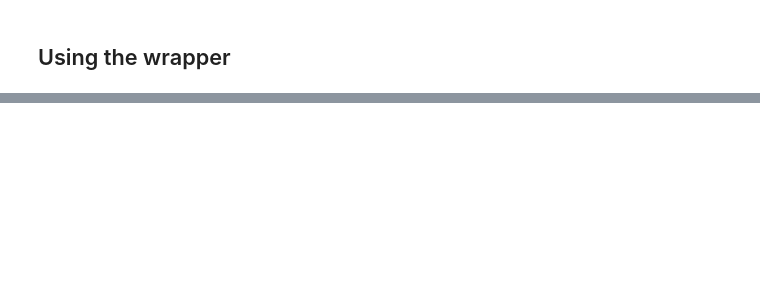
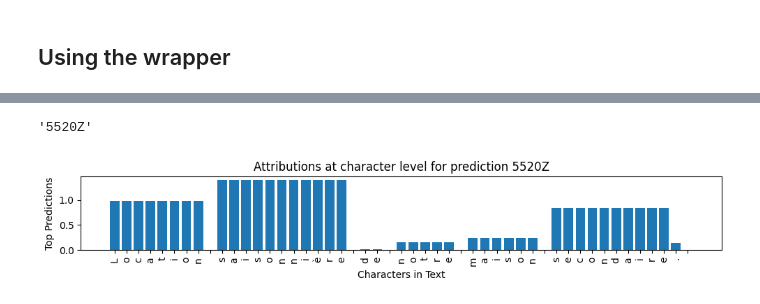
Before and after one commit to InseeFrLab/torchTextClassifiers, a Jupyter notebook: notebooks/example.ipynb, the cells around one changed output, grey strips where cells are left out. Drawn from its saved outputs; the diff is of its cells as text; code cells hidden in the pictures; blank space fills up the shorter version.

```diff
--- a/notebooks/example.ipynb
+++ b/notebooks/example.ipynb
@@ -178,4 +186,4 @@ tokenizer.tokenize(text[0]).input_ids.shape
 # %%
-tokenizer = WordPieceTokenizer(5000, output_dim=125)
+tokenizer = WordPieceTokenizer(vocab_size=5000, output_dim=125)
 tokenizer.train(text)
 tokenizer.tokenize(text[:256]).input_ids.shape
@@ -282,0 +380,33 @@ ttc.train(
+# %%
+top_k = 5
+yyy = ttc.predict(X_test[:10], top_k=top_k, explain=True)
+
+text_idx = 0
+text = X_test[text_idx, 0]
+offsets = yyy["offset_mapping"][text_idx]  # seq_len, 2
+attributions = yyy["attributions"][text_idx]  # top_k, seq_len
+word_ids = yyy["word_ids"][text_idx]  # seq_len
+predictions = yyy["prediction"][text_idx]
+# %%
+word_attributions = map_attributions_to_word(attributions, word_ids)
+char_attributions = map_attributions_to_char(attributions, offsets, text)
+# %%
+encoder.inverse_transform(np.array([390]))[0]
+# %% [output]
+'5520Z'
+# %%
+from matplotlib import pyplot as plt
+top_k = char_attributions.shape[0]
+
+all_plots = []
+for i in range(1):
+    plt.figure(figsize=(10, 2))
+    plt.bar(range(len(text)), char_attributions[i])
+    plt.xticks(ticks=np.arange(len(text)), labels=list(text), rotation=90)
+    plt.title(f"Attributions at character level for prediction {encoder.inverse_transform(np.array([predictions[i]]))[0] }")
+    plt.xlabel("Characters in Text")
+    plt.ylabel("Top Predictions")
+    plt.tight_layout()
+    all_plots.append(plt)
+# %% [output]
+[figure, added]
```
Also changed, not shown: parts of 15 cells of this notebook.
